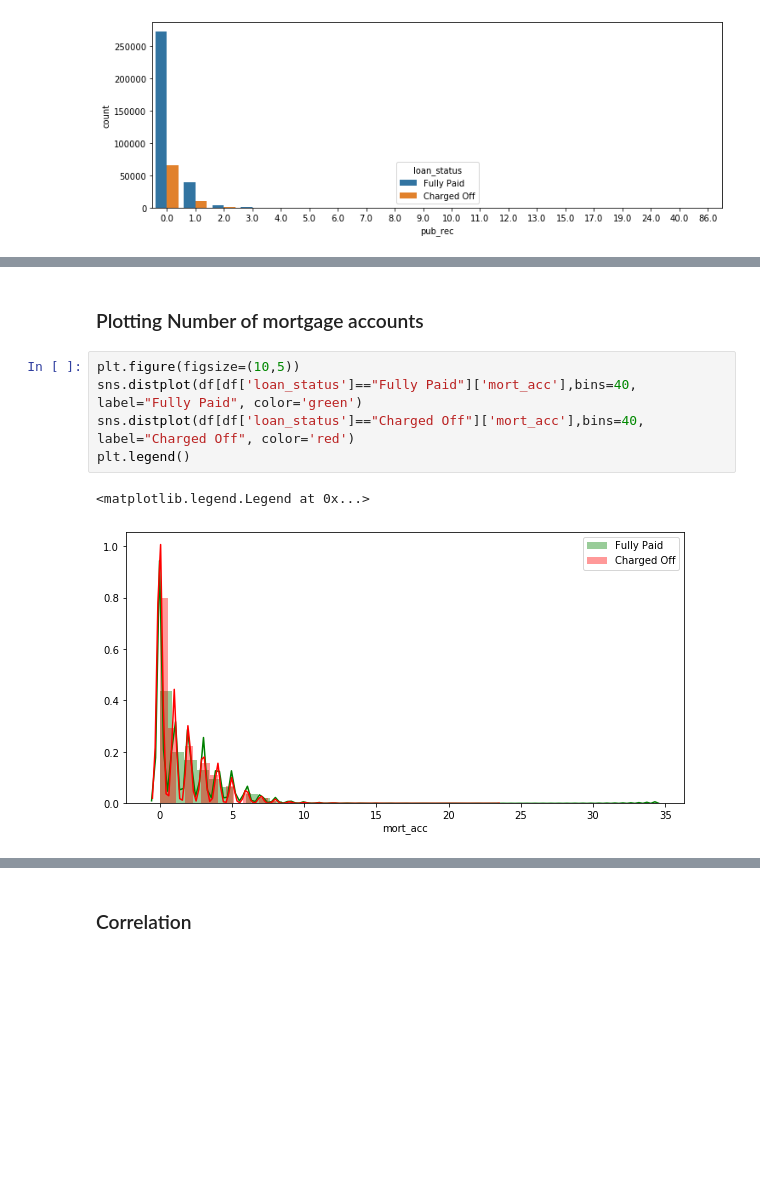
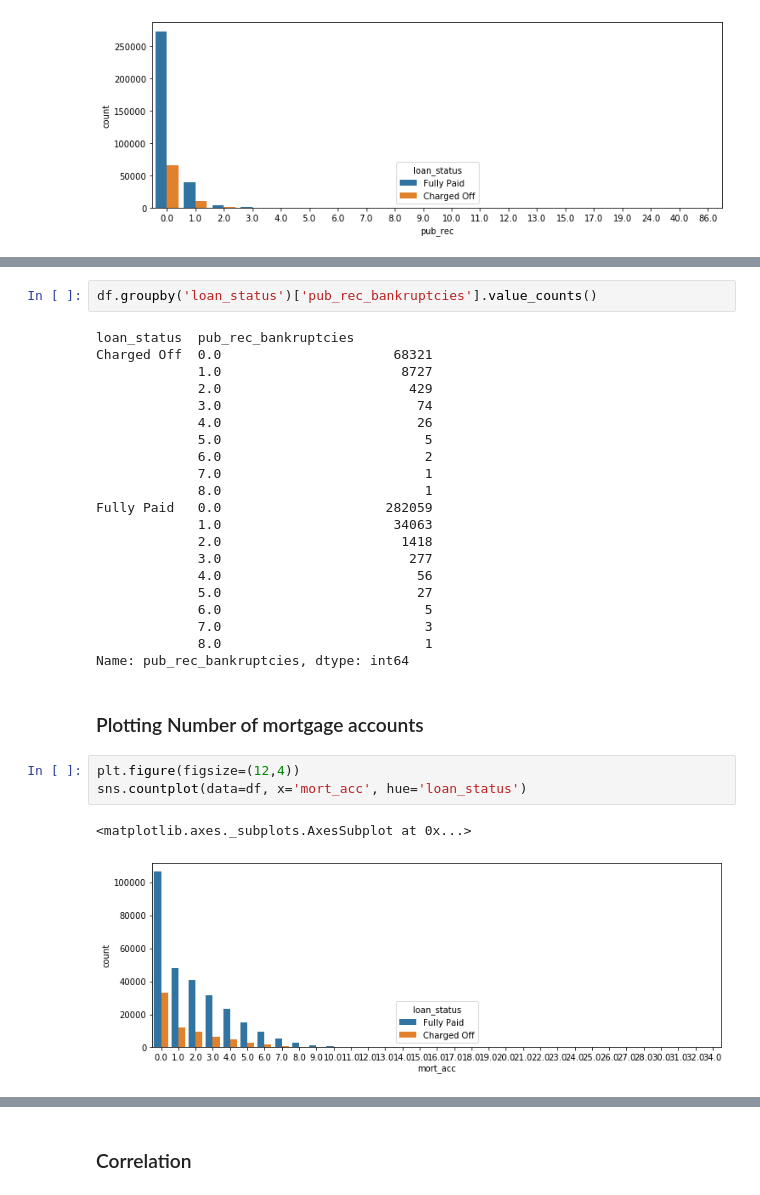
Before and after one commit to dwikifd/FinalProject, a Jupyter notebook: Final Project Dwiki - Lending Club.ipynb, the cells around one changed output, grey strips where cells are left out. Drawn from its saved outputs; the diff is of its cells as text; blank space fills up the shorter version.

```diff
--- a/Final Project Dwiki - Lending Club.ipynb
+++ b/Final Project Dwiki - Lending Club.ipynb
@@ -337,10 +389,31 @@ sns.countplot(data=df, x='pub_rec', hue='loan_status')
+# %%
+df.groupby('loan_status')['pub_rec_bankruptcies'].value_counts()
+# %% [output]
+loan_status  pub_rec_bankruptcies
+Charged Off  0.0                      68321
+             1.0                       8727
+             2.0                        429
+             3.0                         74
+             4.0                         26
+             5.0                          5
+             6.0                          2
+             7.0                          1
+             8.0                          1
+Fully Paid   0.0                     282059
+             1.0                      34063
+             2.0                       1418
+             3.0                        277
+             4.0                         56
+             5.0                         27
+             6.0                          5
+             7.0                          3
+             8.0                          1
+Name: pub_rec_bankruptcies, dtype: int64
 # %% [markdown]
 ### Plotting Number of mortgage accounts
-# %%
-plt.figure(figsize=(10,5))
-sns.distplot(df[df['loan_status']=="Fully Paid"]['mort_acc'],bins=40, label="Fully Paid", color='green')
-sns.distplot(df[df['loan_status']=="Charged Off"]['mort_acc'],bins=40, label="Charged Off", color='red')
-plt.legend()
-# %% [output]
-<matplotlib.legend.Legend at 0x...>
-[figure, removed]
+# %%
+plt.figure(figsize=(12,4))
+sns.countplot(data=df, x='mort_acc', hue='loan_status')
+# %% [output]
+<matplotlib.axes._subplots.AxesSubplot at 0x...>
+[figure, added]
```
Also changed, not shown: parts of 6 cells of this notebook.
